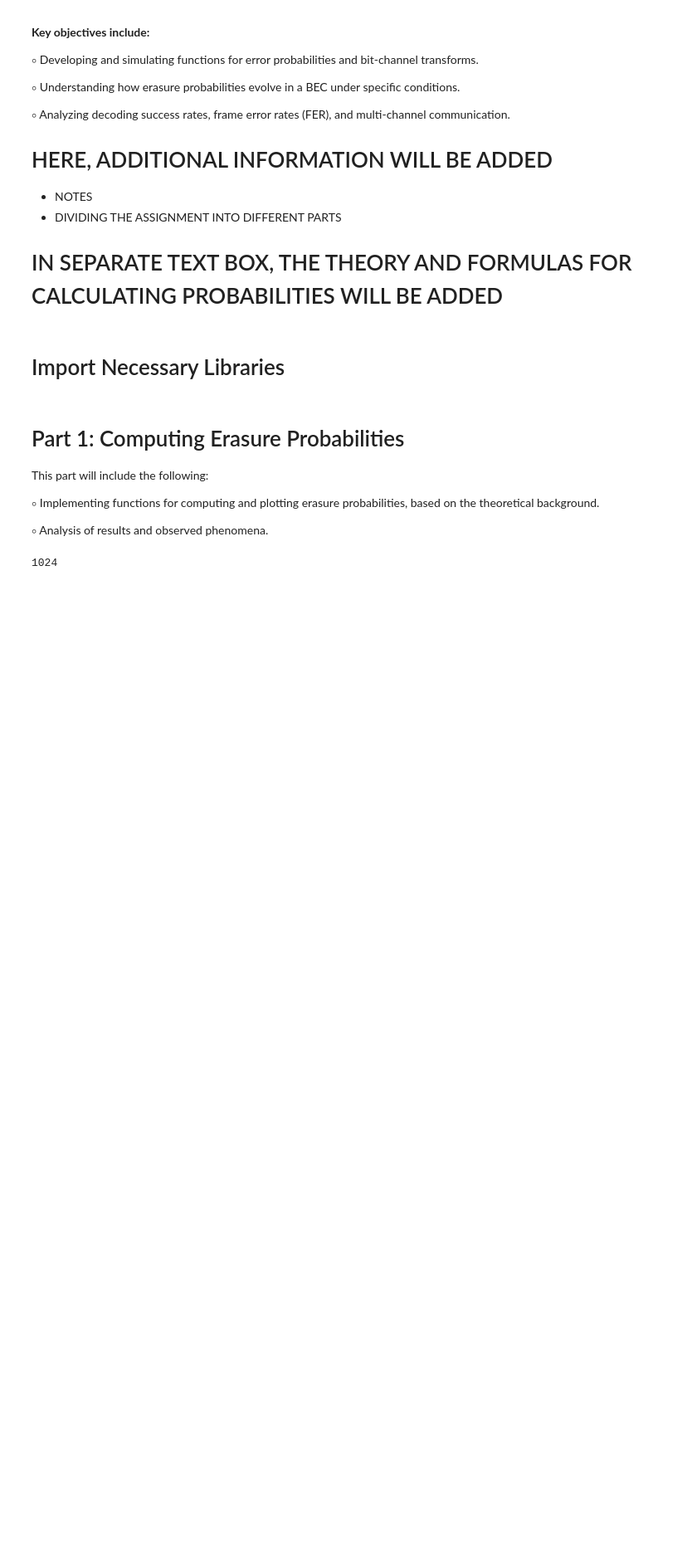
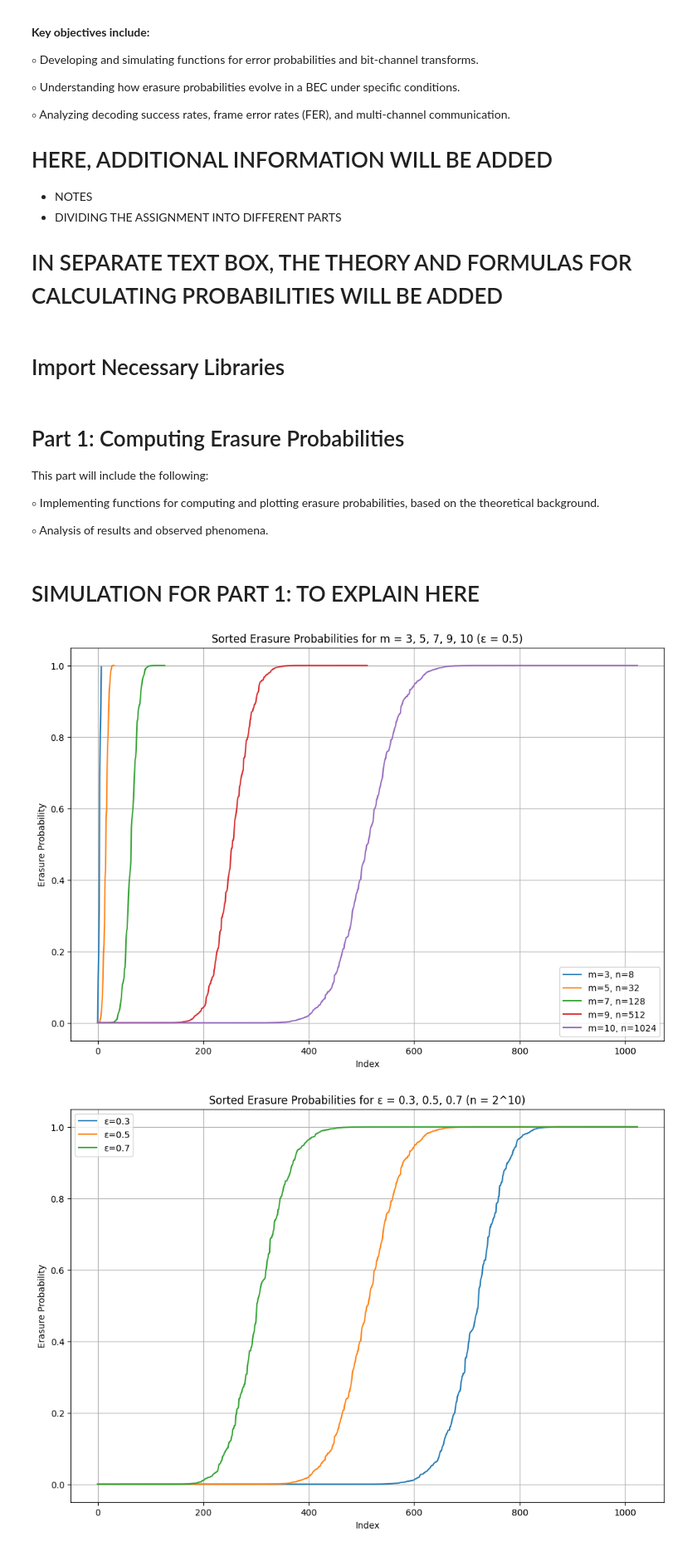
Before and after one commit to RonBartov/erasure-probabilities-and-error-correction, a Jupyter notebook: erasure_probabilities_and_error_correction.ipynb, the cells around one changed output. Shown at 83% size. Cells and saved outputs as stored; diff of their text form; code cells hidden in the pictures; blank space fills up the shorter version.

```diff
--- a/erasure_probabilities_and_error_correction.ipynb
+++ b/erasure_probabilities_and_error_correction.ipynb
@@ -183,17 +184,53 @@ def erasure_probability_recursive_u_transform(n: int, epsilon: int) -> np.ndarra
     if n == 2:
         input_probabilities = np.array([epsilon, epsilon])
         output_probabilities = effective_bit_channels_in_bcd(input_probabilities)
+        # print(f"n: {n}, probs: {output_probabilities}")
         return output_probabilities
     else:
         layer = int(math.log2(n)) - 1
         input_probabilities_half_size = erasure_probability_recursive_u_transform(n//2, epsilon)
         input_probabilities = np.concatenate((input_probabilities_half_size, input_probabilities_half_size))
         input_probabilities_after_permutation = permutation_block(layer, input_probabilities)
-        output_probabilities = effective_bit_channels_in_bcd(input_probabilities)
+        output_probabilities = effective_bit_channels_in_bcd(input_probabilities_after_permutation)
+        # print(f"n: {n}, probs: {output_probabilities}")
         return output_probabilities
-# %%
-n = 2 ** 10
-u = erasure_probability_recursive_u_transform(n, 0.5)
-print(len(u))
-# %% [output]
-1024
+# %% [markdown]
+# SIMULATION FOR PART 1: TO EXPLAIN HERE
+# %%
+# Part 1: Plot for m = 3, 5, 7, 9, 10 and ε = 0.5
+m_values = [3, 5, 7, 9, 10]
+epsilon = 0.5
+
+plt.figure(figsize=(12, 8))
+for m in m_values:
+    n = 2 ** m
+    probabilities = erasure_probability_recursive_u_transform(n, epsilon)
+    sorted_probabilities = np.sort(probabilities)
+    plt.plot(sorted_probabilities, label=f'm={m}, n={n}')
+
+plt.title('Sorted Erasure Probabilities for m = 3, 5, 7, 9, 10 (ε = 0.5)')
+plt.xlabel('Index')
+plt.ylabel('Erasure Probability')
+plt.legend()
+plt.grid(True)
+plt.show()
+
+# Part 2: Plot for ε = 0.3, 0.5, 0.7 and n = 2^10
+epsilon_values = [0.3, 0.5, 0.7]
+n = 2 ** 10
+
+plt.figure(figsize=(12, 8))
+for epsilon in epsilon_values:
+    probabilities = erasure_probability_recursive_u_transform(n, epsilon)
+    sorted_probabilities = np.sort(probabilities)
+    plt.plot(sorted_probabilities, label=f'ε={epsilon}')
+
+plt.title('Sorted Erasure Probabilities for ε = 0.3, 0.5, 0.7 (n = 2^10)')
+plt.xlabel('Index')
+plt.ylabel('Erasure Probability')
+plt.legend()
+plt.grid(True)
+plt.show()
+# %% [output]
+[figure, added]
+[figure, added]
```
Also changed, not shown: parts of 7 cells of this notebook.
